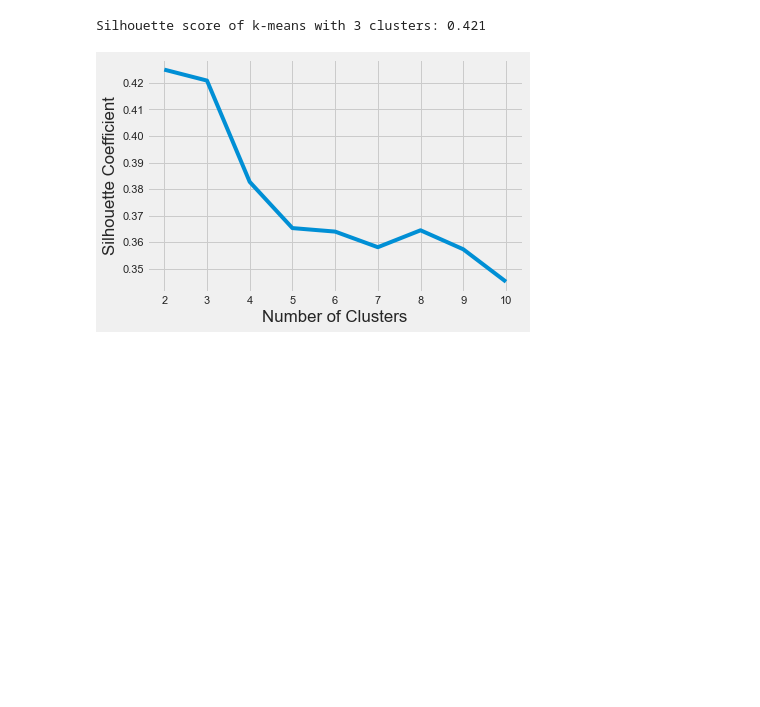
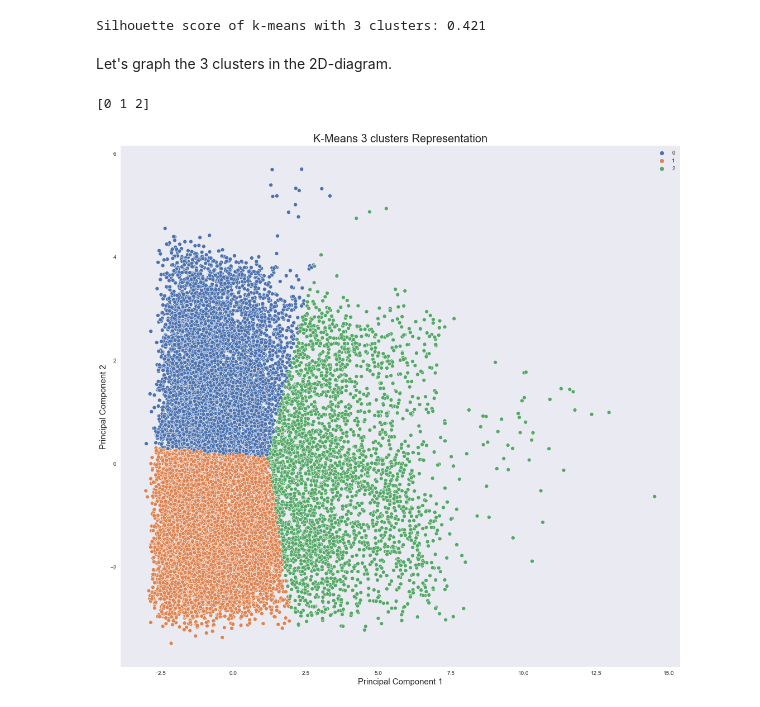
Before and after one commit to Javier-Alfonso-DS/S11_T01_Unsupervised_Learning_Clustering, a Jupyter notebook: S11_T01_Unsupervised_Learning_Clustering.ipynb, the cells around one changed output. Drawn from its saved outputs; the diff is of its cells as text; code cells hidden in the pictures; blank space fills up the shorter version.

```diff
--- a/S11_T01_Unsupervised_Learning_Clustering.ipynb
+++ b/S11_T01_Unsupervised_Learning_Clustering.ipynb
@@ -275,23 +305,28 @@ score = silhouette_score(principalDf, kmeans.labels_)
 print("Silhouette score of k-means with 3 clusters: %.3f"%score)
 # %% [output]
 Silhouette score of k-means with 3 clusters: 0.421
-# %%
-silhouette_coefficients = []
-
-for k in range(2, 11):
-    kmeans = KMeans(n_clusters=k, **kmeans_kwargs)
-    kmeans.fit(principalDf)
-    score = silhouette_score(principalDf, kmeans.labels_)
-    silhouette_coefficients.append(score)
-
-plt.style.use("fivethirtyeight")
-plt.plot(range(2, 11), silhouette_coefficients)
-plt.xticks(range(2, 11))
-plt.xlabel("Number of Clusters")
-plt.ylabel("Silhouette Coefficient")
-plt.show()
-# %% [output]
-[figure, removed]
+# %% [markdown]
+Let's graph the 3 clusters in the 2D-diagram.
+# %%
+plt.style.use('seaborn')
+fig = plt.figure(figsize = (16,16))
+ax = fig.add_subplot(1,1,1)
+ax.set_xlabel('Principal Component 1', fontsize = 15)
+ax.set_ylabel('Principal Component 2', fontsize = 15)
+ax.set_title('K-Means 3 clusters Representation', fontsize = 20)
+sns.scatterplot(data= principalDf
+                , x= 'principal component 1'
+                , y= 'principal component 2'
+                , hue= kmeans.labels_
+                , palette="deep")
+
+ax.grid()
+print(np.unique(kmeans.labels_))
+plt.legend()
+plt.show()
+# %% [output]
+[0 1 2]
+[figure, added]
 # %% [markdown]
 
 # Level 2
```
Also changed, not shown: parts of 13 cells of this notebook, 1 other file.
